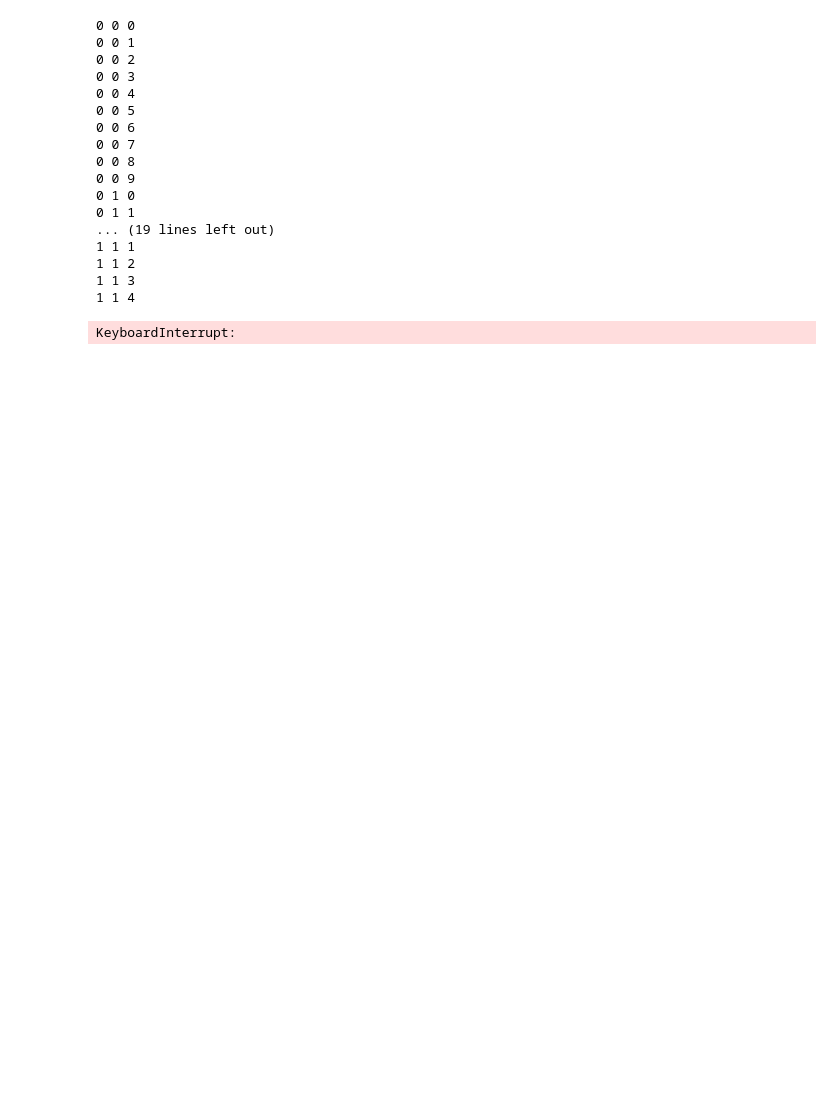
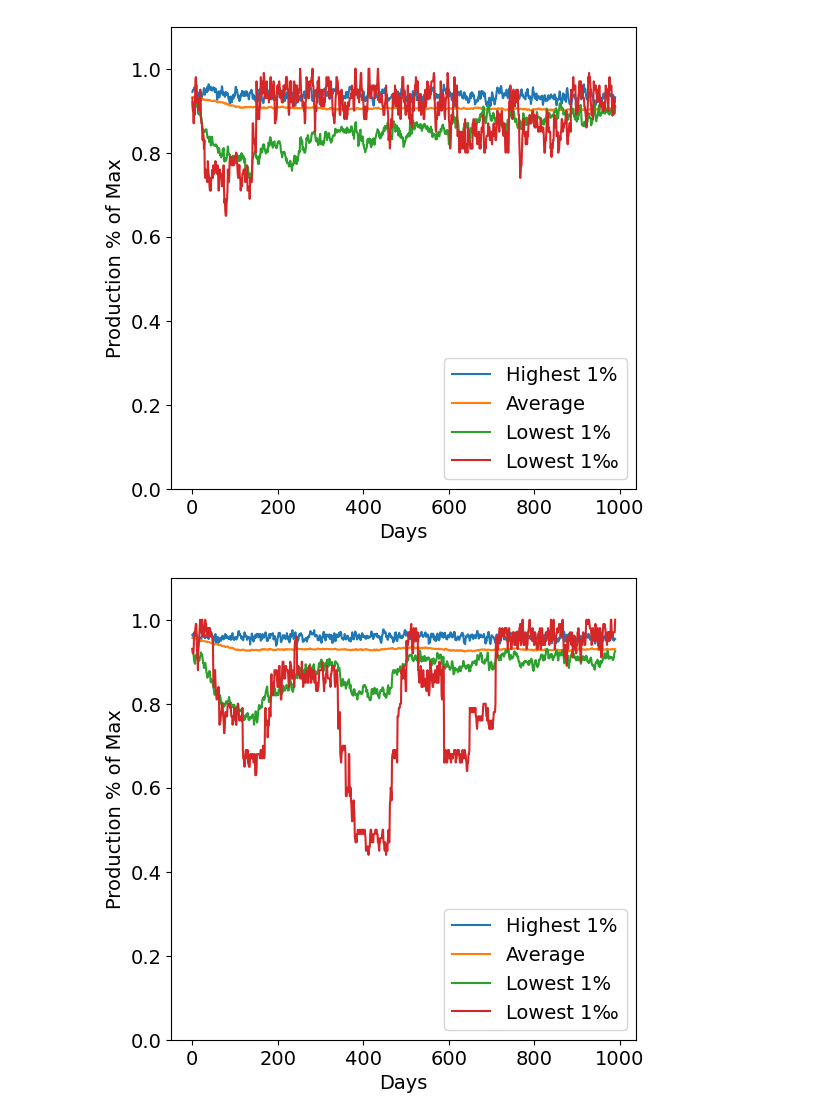
Before and after one commit to nachtflug6/BusinessRiskSim, a Jupyter notebook: test.ipynb, the cells around one changed output. Saved outputs shown, nothing was run; the diff lists cells and outputs as text; code cells hidden in the pictures; blank space fills up the shorter version.

```diff
--- a/test.ipynb
+++ b/test.ipynb
@@ -89,30 +53,11 @@ plt.show()
 # %%
-for k, mode in enumerate(modes, 0):
-    results = pd.DataFrame()
-    for i, loss_f in enumerate(loss_fs, 0):
-        results = pd.DataFrame()
-        for j, factor in enumerate(factors, 0):
-            print(k, i, j)
-            losses_risk = sim.evaluate_risks(t_run, loss_f, factor=factor, mode=mode)
-            results['f' + str(i) + '_' + str(factor) ] = losses_risk.to('cpu')
-
-        results.to_csv('./results/' + mode + '_f' + str(i) + '.csv', sep=';', index=False)
+# for k, mode in enumerate(modes, 0):
+#     results = pd.DataFrame()
+#     for i, loss_f in enumerate(loss_fs, 0):
+#         results = pd.DataFrame()
+#         for j, factor in enumerate(factors, 0):
+#             print(k, i, j)
+#             losses_risk = sim.evaluate_risks(t_run, loss_f, factor=factor, mode=mode)
+#             results['f' + str(i) + '_' + str(factor) ] = losses_risk.to('cpu')
+#
+#         results.to_csv('./results/' + mode + '_f' + str(i) + '.csv', sep=';', index=False)
-# %% [output]
-0 0 0
-0 0 1
-0 0 2
-0 0 3
-0 0 4
-0 0 5
-0 0 6
-0 0 7
-0 0 8
-0 0 9
-0 1 0
-0 1 1
-... (19 lines left out)
-1 1 1
-1 1 2
-1 1 3
-1 1 4
-KeyboardInterrupt:
@@ -118,0 +87,38 @@ KeyboardInterrupt:
+# %%
+
+disaster = sorted.indices[:1]
+topworst = sorted.indices[0:10]
+topbest = sorted.indices[-10:]
+worst = sorted.indices[0:100]
+best = sorted.indices[-100:]
+
+worst_prod = th.mean(prod[:, worst, :], axis=1)[10:-1] / 10
+best_prod = th.mean(prod[:, best, :], axis=1)[10:-1] / 10
+topworst_prod = th.mean(prod[:, topworst, :], axis=1)[10:-1] / 10
+topbest_prod = th.mean(prod[:, topbest, :], axis=1)[10:-1] / 10
+disaster_prod = th.mean(prod[:, disaster, :], axis=1)[10:-1] / 10
+
+for i in range(prod.shape[-1]):
+    fig, axs = plt.subplots(1, 1, figsize=(6, 6))
+
+    #axs.plot(topbest_prod[:, i], label='Highest 1‰')
+    axs.plot(best_prod[:, i], label='Highest 1%')
+    axs.plot(mean_prod[:, i], label='Average')
+    axs.plot(worst_prod[:, i], label='Lowest 1%')
+    axs.plot(topworst_prod[:, i], label='Lowest 1‰')
+    #axs.plot(disaster_prod[:, i], label='Lowest sample')
+    axs.tick_params(axis='y', labelsize=14)
+    axs.tick_params(axis='x', labelsize=14)
+
+    axs.set_ylim(0.0, 1.1)
+    axs.legend(loc='lower right', fontsize=14)
+
+    axs.set_ylabel('Production % of Max', fontsize=14)
+    axs.set_xlabel('Days', fontsize=14)
+
+
+
+    plt.show()
+# %% [output]
+[figure, added]
+[figure, added]
```
Also changed, not shown: parts of 8 cells of this notebook, 12 other files.
